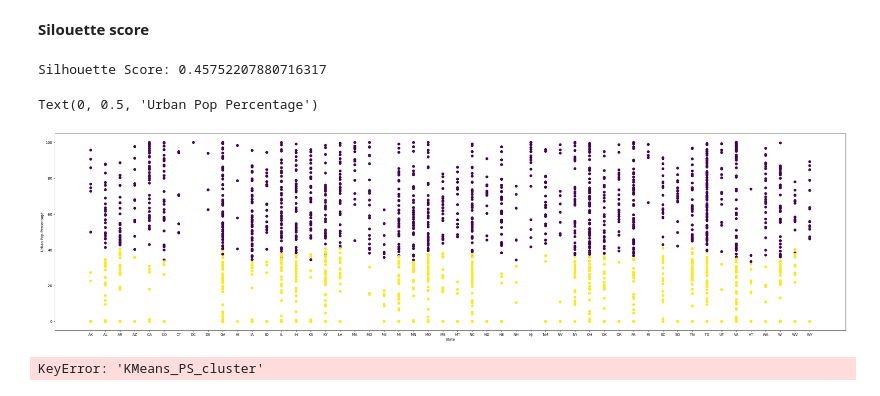
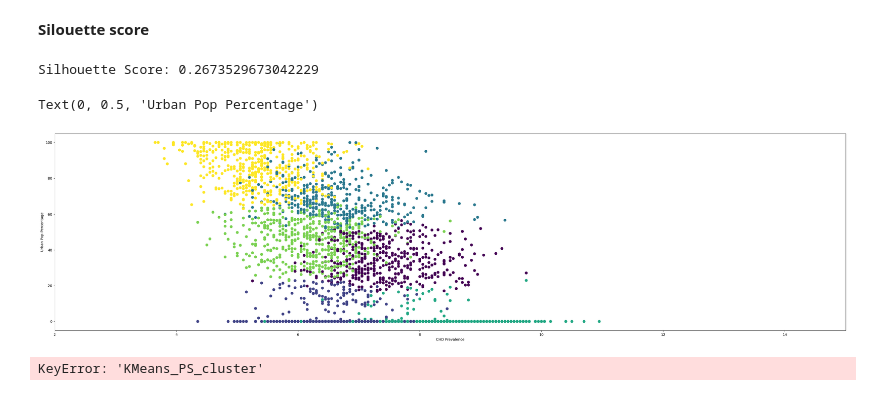
Before and after one commit to dereksgithub/cities_study_QM_Term_project, a Jupyter notebook: machine_learning/clustering_place.ipynb, the cells around one changed output. Cells and saved outputs as stored; diff of their text form; code cells hidden in the pictures.

Commit message:
fixed clustering

```diff
--- a/machine_learning/clustering_place.ipynb
+++ b/machine_learning/clustering_place.ipynb
@@ -70,7 +70,7 @@ Index(['Sleeping less than 7 hours among adults aged >=18 years',
 # %%
 from sklearn.cluster import KMeans
 
-kmeans_all = KMeans(n_clusters= 2, random_state=59000, n_init="auto").fit(cdc_cluster)
+kmeans_all = KMeans(n_clusters= 6, random_state=59000, n_init="auto").fit(cdc_cluster)
 kmeans_all.labels_
 cdc_all['KMeans_2_cluster'] = kmeans_all.labels_
 # %% [markdown]
@@ -84,19 +84,21 @@ silhouette_kmeans = sklm.silhouette_score(cdc_cluster, cdc_all['KMeans_2_cluster
 # ... and print it:
 print("Silhouette Score:", silhouette_kmeans)
 # %% [output]
-Silhouette Score: 0.45752207880716317
+Silhouette Score: 0.2673529673042229
 # %%
 plt.figure(figsize=(40, 10))
 
-plt.scatter(cdc_all['State'], cdc_all['Urban_Pop_Percent'], c= kmeans_all.labels_,cmap='viridis',s=50)
+plt.scatter(cdc_all['Coronary heart disease among adults aged >=18 years'], cdc_all['Urban_Pop_Percent'], c= kmeans_all.labels_,cmap='viridis',s=50)
 
+plt.xlim(2, 15)
 plt.ylim(-5, 105)
-plt.xlabel('State')
+#plt.xlabel('State')
+plt.xlabel('CHD Prevalence')
 #plt.ylabel('CHD Prevalence')
 plt.ylabel('Urban Pop Percentage')
 # %% [output]
 Text(0, 0.5, 'Urban Pop Percentage')
-[figure, old version]
+[figure, new version]
 # %%
 #kmeans_all = KMeans(n_clusters= 3, random_state=64000, n_init= 200,algorithm='elkan').fit(cdc_pservices) #, n_init="auto"
 ##kmeans_all.labels_
```
